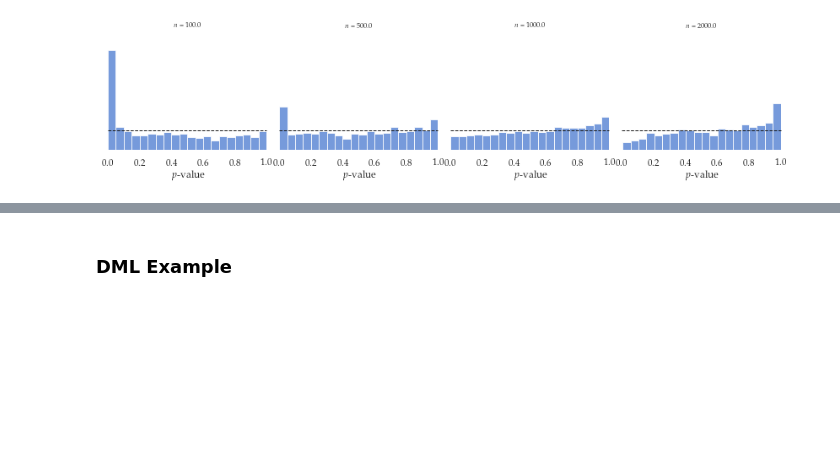
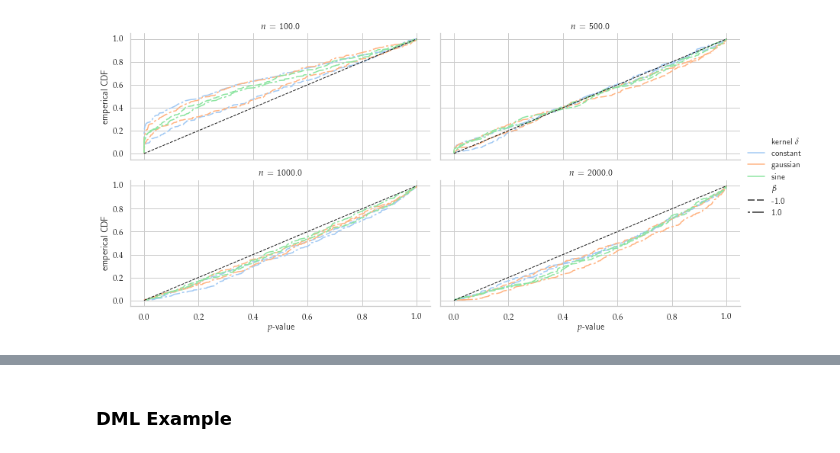
Before and after one commit to AlexanderChristgau/nonparametric-cli-test, a Jupyter notebook: Simulations/plot_alternative.ipynb, the cells around one changed output, grey strips where cells are left out. Drawn from its saved outputs; the diff is of its cells as text; code cells hidden in the pictures; blank space fills up the shorter version.

```diff
--- a/Simulations/plot_alternative.ipynb
+++ b/Simulations/plot_alternative.ipynb
@@ -64,24 +39,9 @@ else:
 # %%
 df = df_pvals.rename(columns={"n_sample": r"$n$"})
 df = df[(df['alt_param']==0) & (df['variable']=='p_double')]
-# %%
-g = sns.FacetGrid(df,col=r"$n$", sharey=True,sharex=True)
-# g = sns.FacetGrid(df_pvals, col='n_sample',row=parameter_name,hue='variable',sharex=False)
-g.map(
-    sns.histplot,'value',stat='density',pthresh=0.05,
-    bins=20,kde=False,kde_kws={'cut':0}
-)
-
-g.add_legend()
-g.refline(y=1, linewidth=1, linestyle='--',color='k', clip_on=False)
-#g.refline(x=0.05, linewidth=1, linestyle='--',color='k', clip_on=True)
-g.set_titles(size='x-small')
-g.set(
-    xlim=(0,1),xticks=[0,0.2,0.4,0.6,0.8,1], xlabel=r'$p$-value',
-    ylim=(0,6),yticks=[], ylabel=""
-)
-g.despine(bottom=True, left=True)
-plt.savefig('pvals_true.pdf')
-plt.show()
-# %% [output]
-[figure, removed]
+# %%
+df_rename = df.rename(columns={
+    'n_sample':r'sample size $n$',
+    'beta1':r'$\beta$',
+    'kernel_X':r'kernel $\delta$'
+})
@@ -87,0 +62,22 @@ plt.show()
+# %%
+sns.set_theme(style='whitegrid',palette='muted',rc={'figure.figsize':(4,4)})
+
+g = sns.FacetGrid(
+    data=df_rename,col=r"$n$",col_wrap=2,height=3,aspect=2
+)
+g = g.map_dataframe(ecdfplot)
+g.add_legend(adjust_subtitles=False, **{'frameon':False})
+
+
+# g.fig.subplots_adjust(bottom=0.2)
+# g.legend.set_bbox_to_anchor([0.52,0.06])
+g.set_axis_labels(r'$p$-value',r'emperical CDF')
+for ax in g.axes.flatten():
+    # for lines, linestyle in zip(ax.lines[::-1], ['--', ':']*3):
+    #     #lines.set_linestyle(linestyle)
+    #     lines.set_alpha(0.7)
+    ax.plot([0,1],[0,1],'k--',linewidth=1)
+plt.savefig('ecdf_H0.pdf')
+plt.show()
+# %% [output]
+[figure, added]
```
Also changed, not shown: parts of 20 cells of this notebook, 5 other files.
